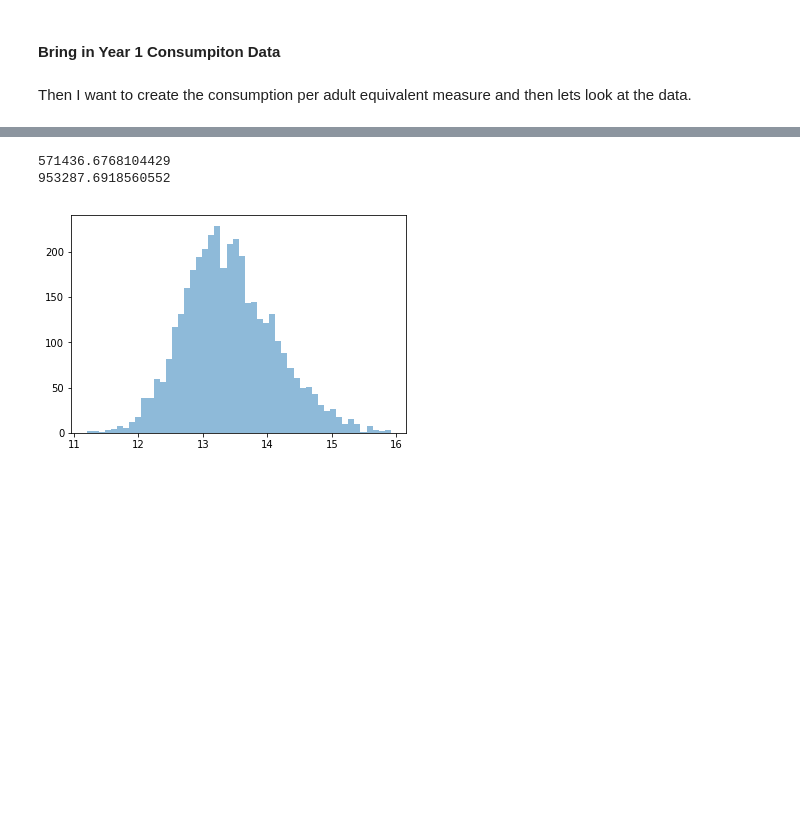
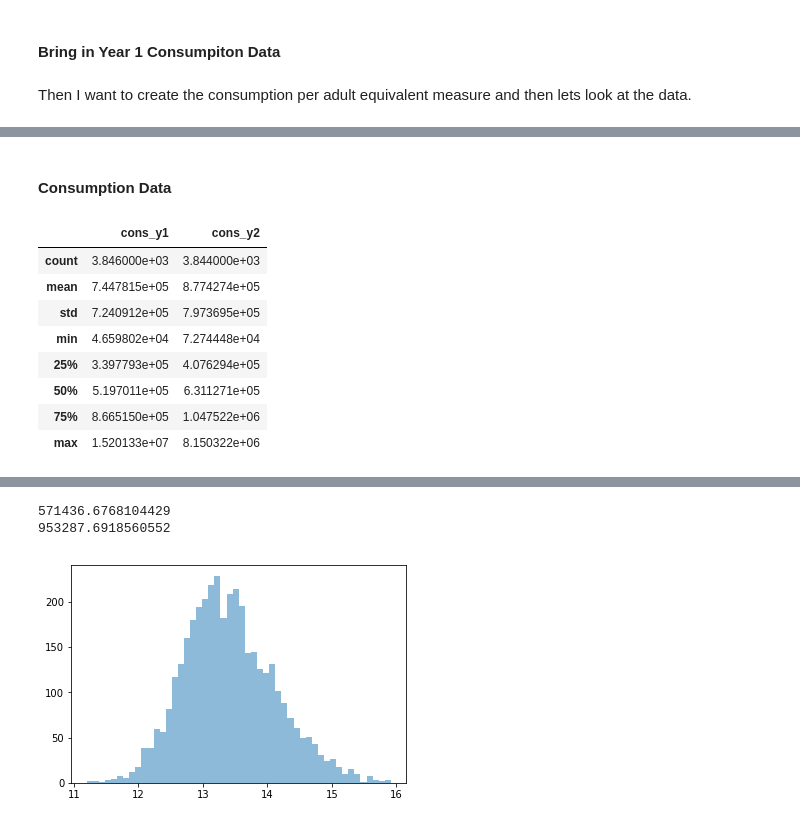
Before and after one commit to mwaugh0328/Data_Bootcamp_Fall_2017, a Jupyter notebook: final_project/tanzania_track.ipynb, the cells around one changed output, grey strips where cells are left out. Saved outputs shown, nothing was run; the diff lists cells and outputs as text; code cells hidden in the pictures; blank space fills up the shorter version.

```diff
--- a/final_project/tanzania_track.ipynb
+++ b/final_project/tanzania_track.ipynb
@@ -125,0 +167,20 @@ print(tanz.cons_y2.mean())
+# %% [markdown]
+#### Consumption Data
+# %%
+y1sum = tanz.cons_y1.describe()
+
+y2sum = tanz.cons_y2.describe() # Each of these are a series
+
+sum_data = pd.concat([y1sum, y2sum], axis = 1) # Then use the concat method to create a dataframe
+                                               # Which will give a nice visualization of the table
+display(sum_data)
+# %% [output]
+|  | cons_y1 | cons_y2 |
+| count | 3.846000e+03 | 3.844000e+03 |
+| mean | 7.447815e+05 | 8.774274e+05 |
+| std | 7.240912e+05 | 7.973695e+05 |
+| min | 4.659802e+04 | 7.274448e+04 |
+| 25% | 3.397793e+05 | 4.076294e+05 |
+| 50% | 5.197011e+05 | 6.311271e+05 |
+| 75% | 8.665150e+05 | 1.047522e+06 |
+| max | 1.520133e+07 | 8.150322e+06 |
```
Also changed, not shown: parts of 26 cells of this notebook, 2 other files.
